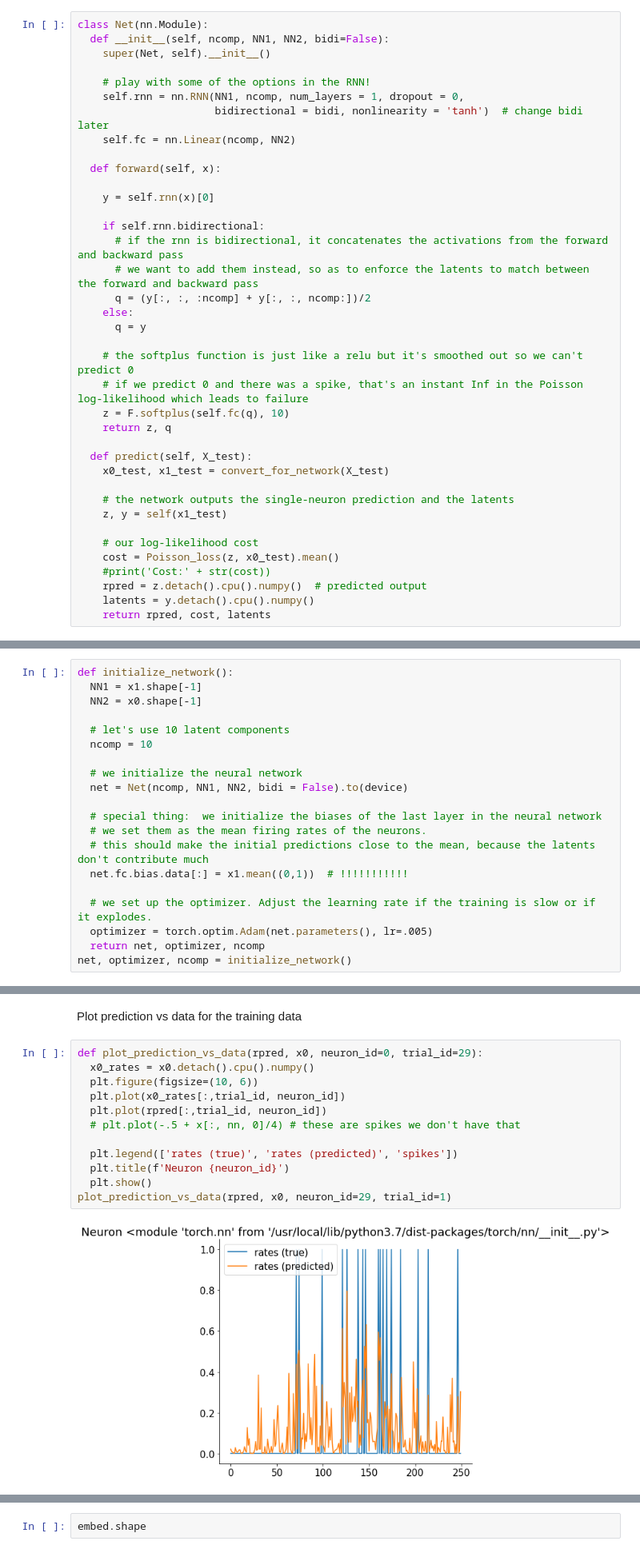
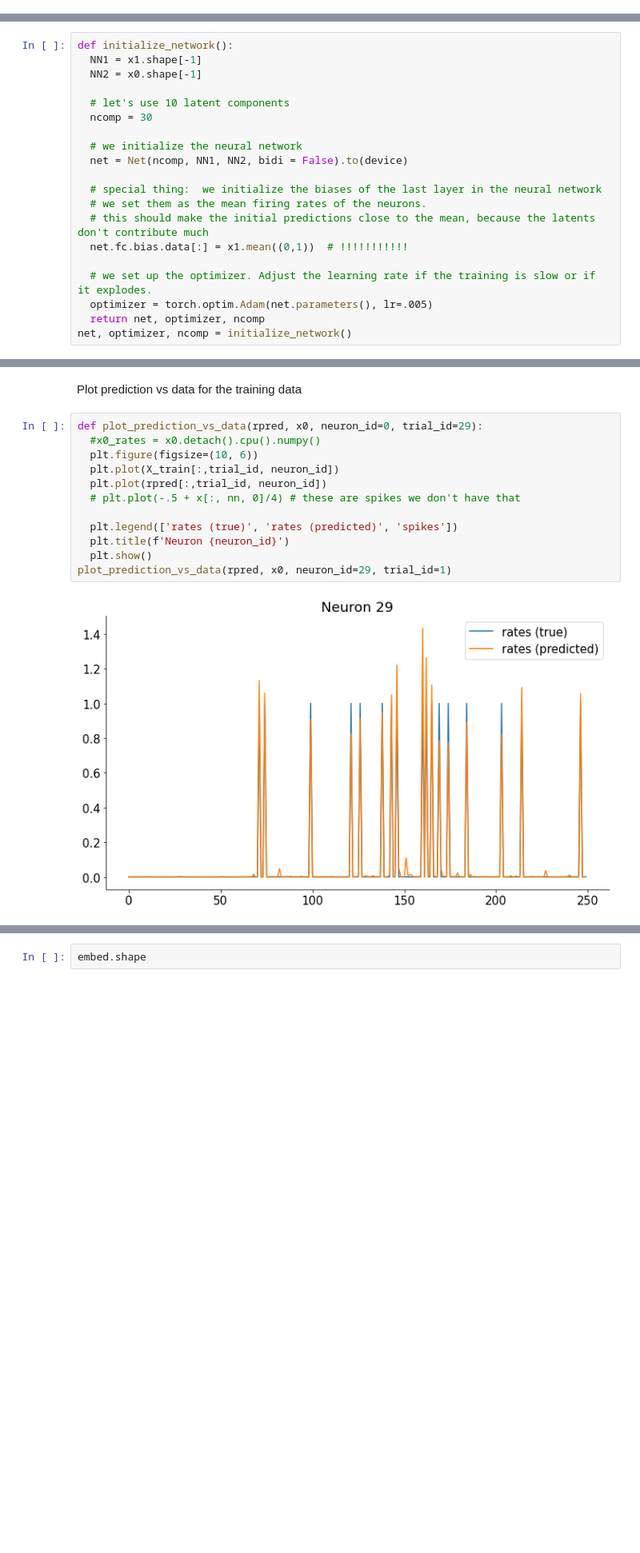
Before and after one commit to klaragerlei/GoatsOfAllTime, a Jupyter notebook: decoding_during_training.ipynb, the cells around one changed output, grey strips where cells are left out. Shown at 80% size. Cells and saved outputs as stored; diff of their text form; blank space fills up the shorter version.

```diff
--- a/decoding_during_training.ipynb
+++ b/decoding_during_training.ipynb
@@ -224,44 +224,6 @@ number of spikes
 Number of neurons in this session: 447
 # %% [markdown]
 Define network
-# %%
-class Net(nn.Module):
-  def __init__(self, ncomp, NN1, NN2, bidi=False):
-    super(Net, self).__init__()
-
-    # play with some of the options in the RNN!
-    self.rnn = nn.RNN(NN1, ncomp, num_layers = 1, dropout = 0,
-                      bidirectional = bidi, nonlinearity = 'tanh')  # change bidi later
-    self.fc = nn.Linear(ncomp, NN2)
-
-  def forward(self, x):
-
-    y = self.rnn(x)[0]
-
-    if self.rnn.bidirectional:
-      # if the rnn is bidirectional, it concatenates the activations from the forward and backward pass
-      # we want to add them instead, so as to enforce the latents to match between the forward and backward pass
-      q = (y[:, :, :ncomp] + y[:, :, ncomp:])/2
-    else:
-      q = y
-
-    # the softplus function is just like a relu but it's smoothed out so we can't predict 0
-    # if we predict 0 and there was a spike, that's an instant Inf in the Poisson log-likelihood which leads to failure
-    z = F.softplus(self.fc(q), 10)
-    return z, q
-
-  def predict(self, X_test):
-    x0_test, x1_test = convert_for_network(X_test)
-
-    # the network outputs the single-neuron prediction and the latents
-    z, y = self(x1_test)
-
-    # our log-likelihood cost
-    cost = Poisson_loss(z, x0_test).mean()
-    #print('Cost:' + str(cost))
-    rpred = z.detach().cpu().numpy()  # predicted output
-    latents = y.detach().cpu().numpy()
-    return rpred, cost, latents
 # %% [markdown]
 Split data to training and test (just a single session)
 # %%
@@ -352,7 +356,7 @@ def initialize_network():
   NN2 = x0.shape[-1]
 
   # let's use 10 latent components
-  ncomp = 10
+  ncomp = 30
 
   # we initialize the neural network
   net = Net(ncomp, NN1, NN2, bidi = False).to(device)
@@ -499,18 +503,18 @@ plot_correlation_between_data_and_prediction(correlations)
 Plot prediction vs data for the training data
 # %%
 def plot_prediction_vs_data(rpred, x0, neuron_id=0, trial_id=29):
-  x0_rates = x0.detach().cpu().numpy()
+  #x0_rates = x0.detach().cpu().numpy()
   plt.figure(figsize=(10, 6))
-  plt.plot(x0_rates[:,trial_id, neuron_id])
+  plt.plot(X_train[:,trial_id, neuron_id])
   plt.plot(rpred[:,trial_id, neuron_id])
   # plt.plot(-.5 + x[:, nn, 0]/4) # these are spikes we don't have that
 
   plt.legend(['rates (true)', 'rates (predicted)', 'spikes'])
   plt.title(f'Neuron {neuron_id}')
   plt.show()
 plot_prediction_vs_data(rpred, x0, neuron_id=29, trial_id=1)
 # %% [output]
-[figure, old version]
+[figure, new version]
 # %%
 def view_latents(latents,trialToView=0,latentToView=1,latentRangeForTrials = (0,5),trialRangeForLatents = (5,10)):
   print(rpred.shape)
```
Also changed, not shown: parts of 6 cells of this notebook.
